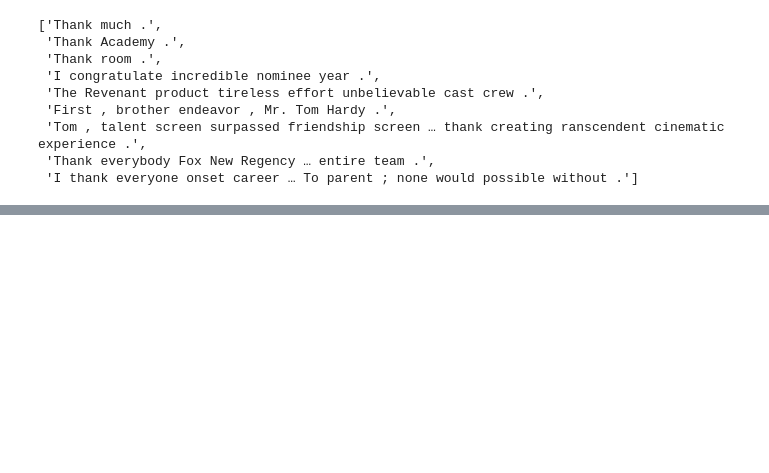
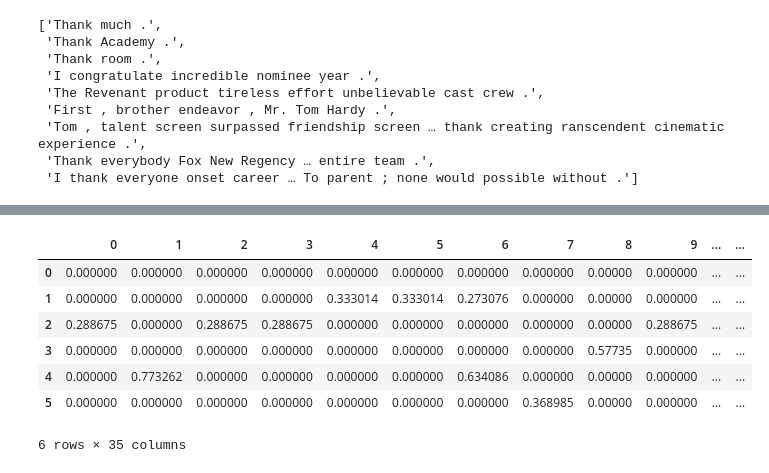
Before and after one commit to Ashik9576/NLP, a Jupyter notebook: NLP.ipynb, the cells around one changed output, grey strips where cells are left out. Saved outputs shown, nothing was run; the diff lists cells and outputs as text; code cells hidden in the pictures; blank space fills up the shorter version.

```diff
--- a/NLP.ipynb
+++ b/NLP.ipynb
@@ -165,0 +228,47 @@ sentences
+# %%
+import nltk
+
+paragraph =  """I have three visions for India. In 3000 years of our history, people from all over
+               the world have come and invaded us, captured our lands, conquered our minds.
+               From Alexander onwards, the Greeks, the Turks, the Moguls, the Portuguese, the British,
+               the French, the Dutch, all of them came and looted us, took over what was ours.
+               Yet we have not done this to any other nation. We have not conquered anyone.
+               We have not grabbed their land, their culture,
+               their history and tried to enforce our way of life on them."""
+
+
+# Cleaning the texts
+import re
+from nltk.corpus import stopwords
+from nltk.stem.porter import PorterStemmer
+from nltk.stem import WordNetLemmatizer
+
+ps = PorterStemmer()
+wordnet=WordNetLemmatizer()
+sentences = nltk.sent_tokenize(paragraph)
+corpus = []
+for i in range(len(sentences)):
+    review = re.sub('[^a-zA-Z]', ' ', sentences[i])
+    review = review.lower()
+    review = review.split()
+    review = [wordnet.lemmatize(word) for word in review if not word in set(stopwords.words('english'))]
+    review = ' '.join(review)
+    corpus.append(review)
+
+# Creating the TF-IDF model
+from sklearn.feature_extraction.text import TfidfVectorizer
+cv = TfidfVectorizer()
+X = cv.fit_transform(corpus).toarray()
+
+df=pd.DataFrame(X)
+# %%
+df
+# %% [output]
+|  | 0 | 1 | 2 | 3 | 4 | 5 | 6 | 7 | 8 | 9 | ... | ... |
+| 0 | 0.000000 | 0.000000 | 0.000000 | 0.000000 | 0.000000 | 0.000000 | 0.000000 | 0.000000 | 0.00000 | 0.000000 | ... | ... |
+| 1 | 0.000000 | 0.000000 | 0.000000 | 0.000000 | 0.333014 | 0.333014 | 0.273076 | 0.000000 | 0.00000 | 0.000000 | ... | ... |
+| 2 | 0.288675 | 0.000000 | 0.288675 | 0.288675 | 0.000000 | 0.000000 | 0.000000 | 0.000000 | 0.00000 | 0.288675 | ... | ... |
+| 3 | 0.000000 | 0.000000 | 0.000000 | 0.000000 | 0.000000 | 0.000000 | 0.000000 | 0.000000 | 0.57735 | 0.000000 | ... | ... |
+| 4 | 0.000000 | 0.773262 | 0.000000 | 0.000000 | 0.000000 | 0.000000 | 0.634086 | 0.000000 | 0.00000 | 0.000000 | ... | ... |
+| 5 | 0.000000 | 0.000000 | 0.000000 | 0.000000 | 0.000000 | 0.000000 | 0.000000 | 0.368985 | 0.00000 | 0.000000 | ... | ... |
+6 rows × 35 columns
```
Also changed, not shown: parts of 8 cells of this notebook.
